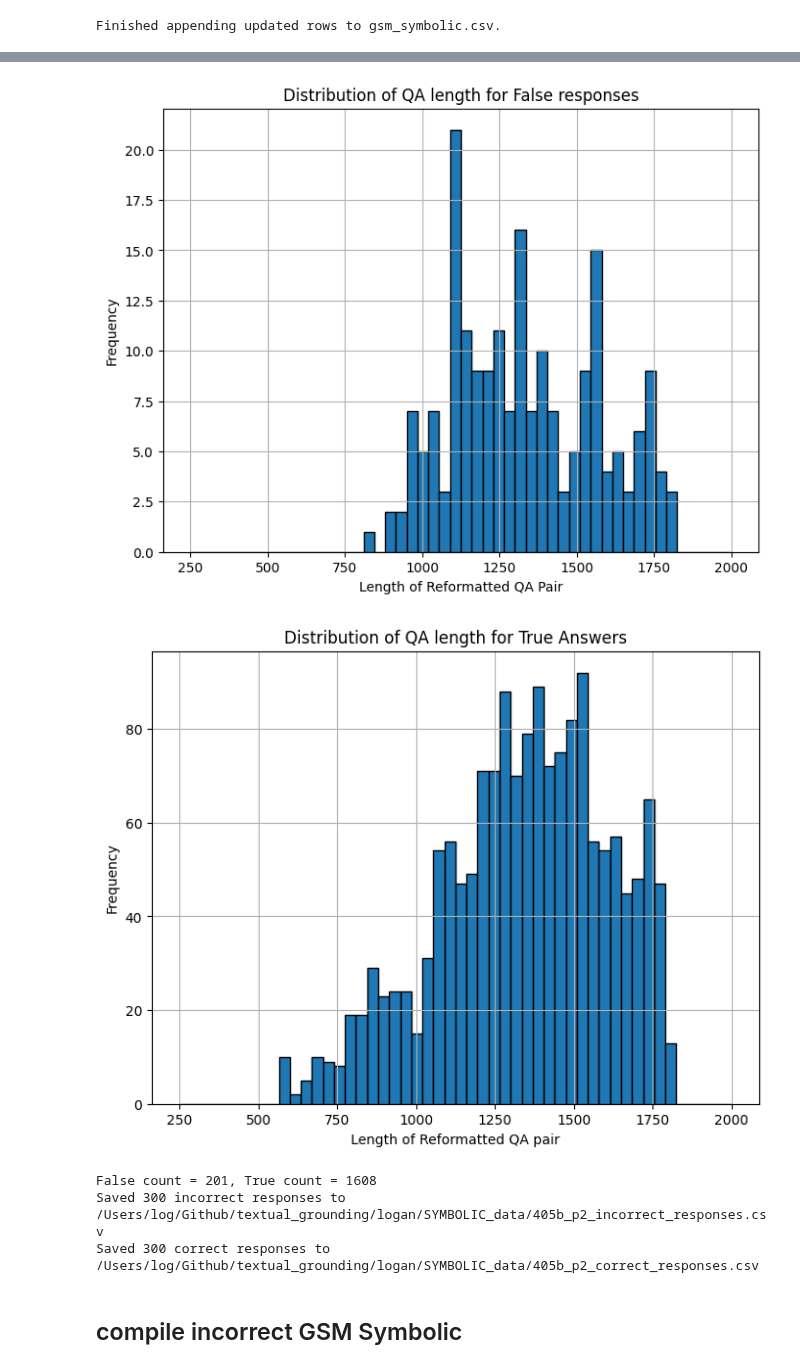
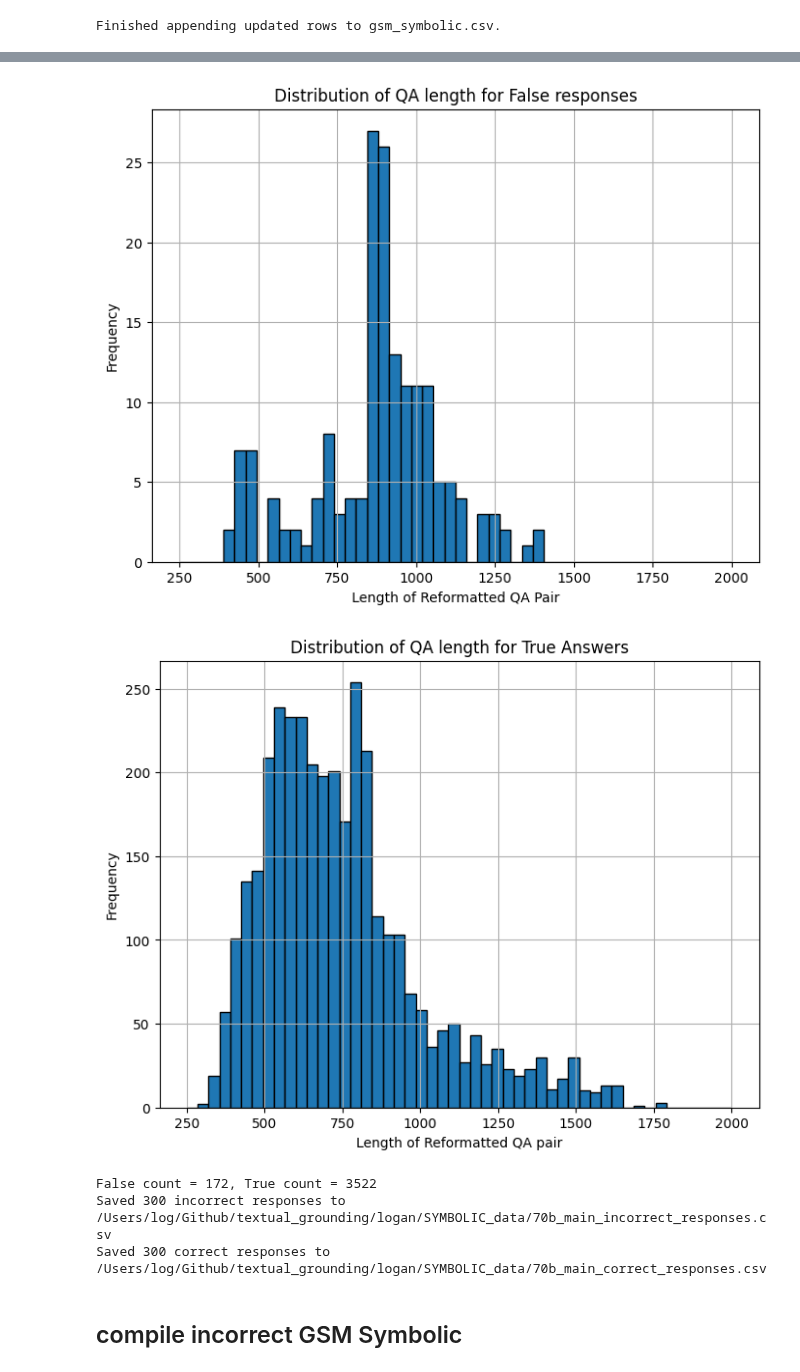
Before and after one commit to ngthanhtin/textual_grounding, a Jupyter notebook: logan/translate.ipynb, the cells around one changed output, grey strips where cells are left out. Drawn from its saved outputs; the diff is of its cells as text; code cells hidden in the pictures.

Commit message:
nice data good job

```diff
--- a/logan/translate.ipynb
+++ b/logan/translate.ipynb
@@ -2010,8 +2010,8 @@ def process_in_one_script(
         # sample_true = df_true.sample(n=n_samples, random_state=42)
         sample_true = df_true
         # Save to separate CSV files
-        sample_false_path = os.path.join(save_directory, "405b_p2_incorrect_responses.csv")
-        sample_true_path = os.path.join(save_directory, "405b_p2_correct_responses.csv")
+        sample_false_path = os.path.join(save_directory, "70b_main_incorrect_responses.csv")
+        sample_true_path = os.path.join(save_directory, "70b_main_correct_responses.csv")
 
         sample_false.to_csv(sample_false_path, index=False)
         sample_true.to_csv(sample_true_path, index=False)
@@ -2026,10 +2026,12 @@ def process_in_one_script(
             print(f" - Only {count_true} correct responses available.")
 
 # Example usage:
-# csv_input_path = "/Users/log/Github/textual_grounding/logan/results/final/GCoT/GSM_Symbolic/llama3.170b/gcot_main_test___GSM_Symbolic_llama3.170b.csv"
-csv_input_path = "/Users/log/Github/textual_grounding/logan/results/final/GCoT/GSM_Symbolic/llama3.1405b/gcot_p2_remaining___GSM_Symbolic_llama3.1405b.csv"
+csv_input_path = "/Users/log/Github/textual_grounding/logan/results/final/GCoT/GSM_Symbolic/llama3.170b/gcot_main_test___GSM_Symbolic_llama3.170b.csv"
+# csv_input_path = "/Users/log/Github/textual_grounding/logan/results/final/GCoT/GSM_Symbolic/llama3.1405b/gcot_p2_remaining___GSM_Symbolic_llama3.1405b.csv"
+# csv_input_path = "/Users/log/Github/textual_grounding/logan/results/final/GCoT/GSM_Symbolic/llama3.18b/gcot_main_test___GSM_Symbolic_llama3.18b.csv"
+# csv_input_path = "/Users/log/Downloads/fs_inst_gemini-1.5-flash-002_temp_10_longest (2).csv"
 jsonl_path = "/Users/log/Github/textual_grounding/data/gsm_symbolic/main_formatted_test.jsonl"
-jsonl_path = "/Users/log/Github/textual_grounding/data/gsm_symbolic/p2_remaining_test.jsonl"
+# jsonl_path = "/Users/log/Github/textual_grounding/data/gsm_symbolic/p2_remaining_test.jsonl"
 csv_output_path = "/Users/log/Github/grounding_human_preference/data/gsm_symbolic_main.csv"
 
 df_jsonl_test = pd.read_json(jsonl_path, lines=True)
@@ -2057,8 +2059,8 @@ Done! Wrote 1809 rows to /Users/log/Github/grounding_human_preference/data/gsm_s
-[figure, old version]
+[figure, new version]
-[figure, old version]
+[figure, new version]
-False count = 201, True count = 1608
-Saved 300 incorrect responses to /Users/log/Github/textual_grounding/logan/SYMBOLIC_data/405b_p2_incorrect_responses.csv
-Saved 300 correct responses to /Users/log/Github/textual_grounding/logan/SYMBOLIC_data/405b_p2_correct_responses.csv
+False count = 172, True count = 3522
+Saved 300 incorrect responses to /Users/log/Github/textual_grounding/logan/SYMBOLIC_data/70b_main_incorrect_responses.csv
+Saved 300 correct responses to /Users/log/Github/textual_grounding/logan/SYMBOLIC_data/70b_main_correct_responses.csv
 # %% [markdown]
 ## compile incorrect GSM Symbolic
 # %%
```
Also changed, not shown: parts of 3 cells of this notebook, 11 other files.
